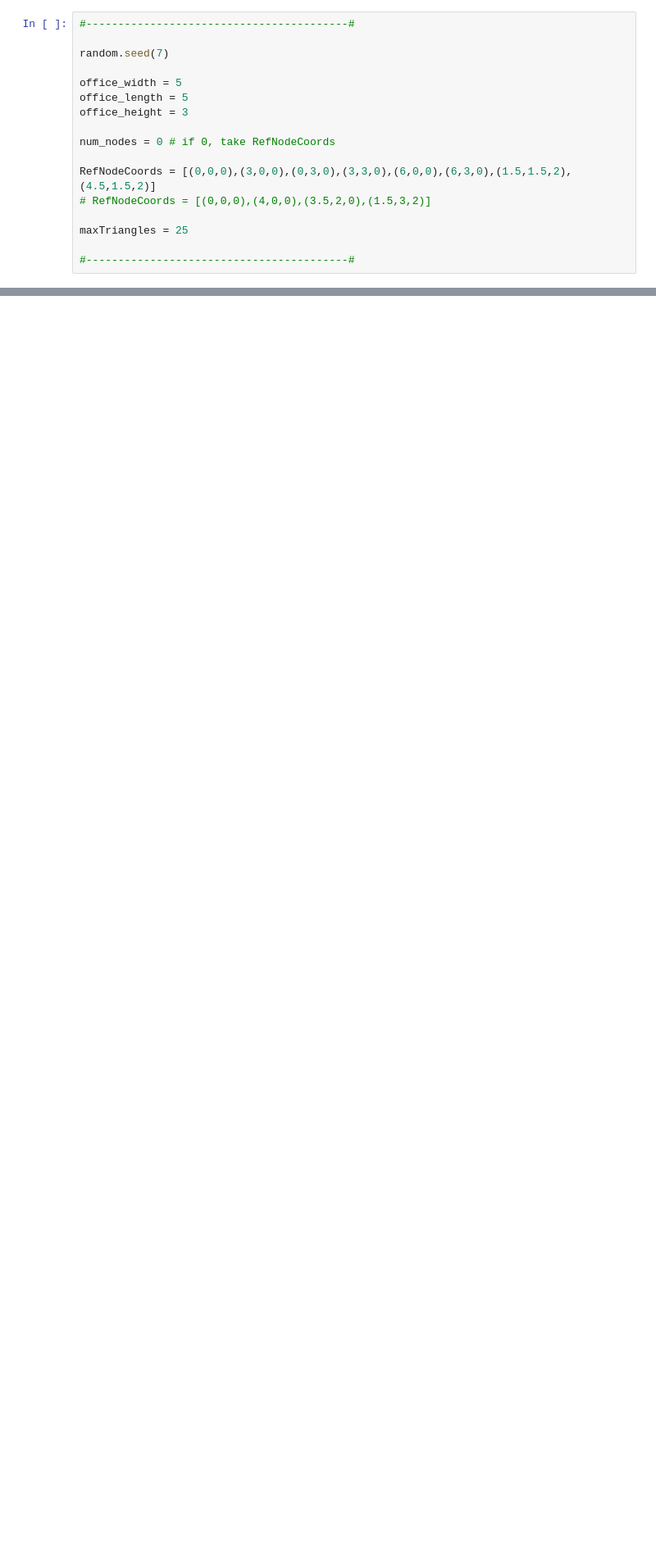
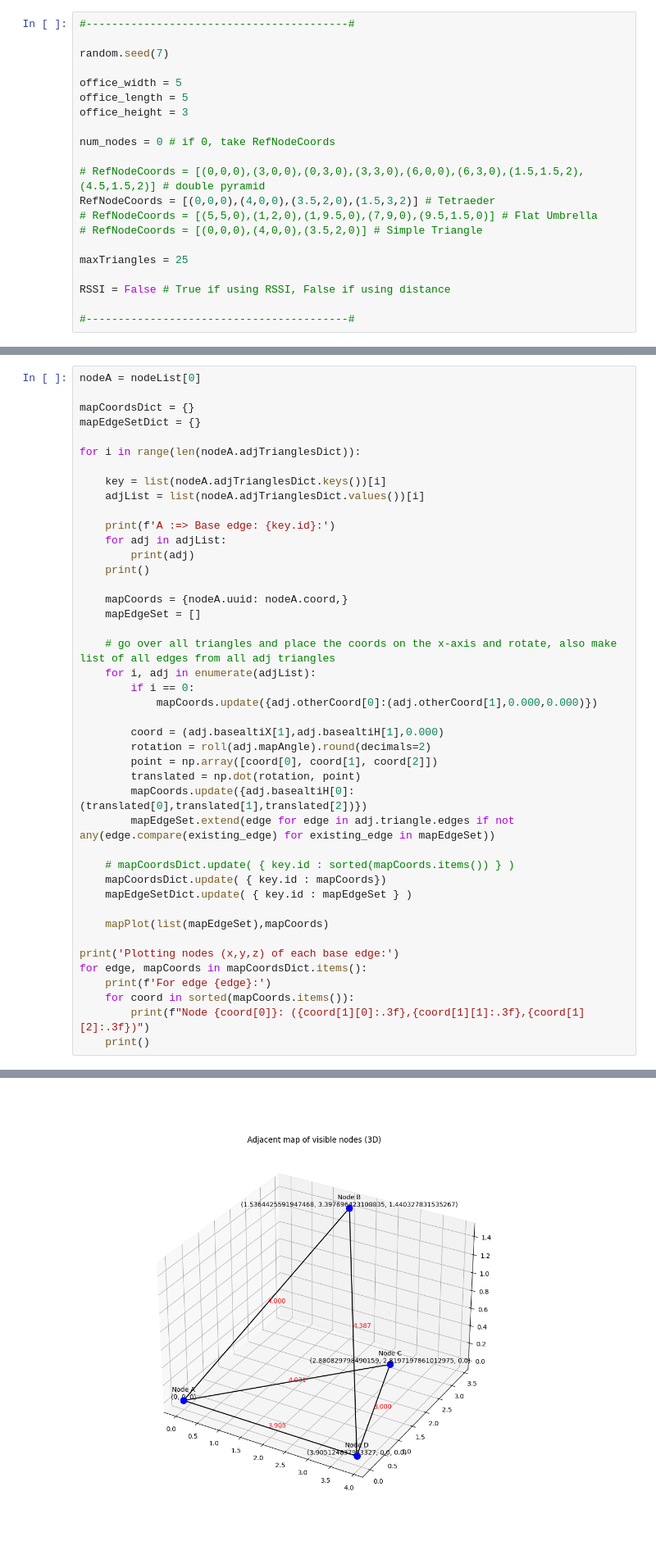
Before and after one commit to Chielvdiepen/FederatedSpatialModelling, a Jupyter notebook: TriangleAlgo-parallelism.ipynb, the cells around one changed output, grey strips where cells are left out. Shown at 82% size. Drawn from its saved outputs; the diff is of its cells as text; blank space fills up the shorter version.

```diff
--- a/TriangleAlgo-parallelism.ipynb
+++ b/TriangleAlgo-parallelism.ipynb
@@ -58,11 +75,15 @@ office_height = 3
 
 num_nodes = 0 # if 0, take RefNodeCoords
 
-RefNodeCoords = [(0,0,0),(3,0,0),(0,3,0),(3,3,0),(6,0,0),(6,3,0),(1.5,1.5,2),(4.5,1.5,2)]
-# RefNodeCoords = [(0,0,0),(4,0,0),(3.5,2,0),(1.5,3,2)]
+# RefNodeCoords = [(0,0,0),(3,0,0),(0,3,0),(3,3,0),(6,0,0),(6,3,0),(1.5,1.5,2),(4.5,1.5,2)] # double pyramid
+RefNodeCoords = [(0,0,0),(4,0,0),(3.5,2,0),(1.5,3,2)] # Tetraeder
+# RefNodeCoords = [(5,5,0),(1,2,0),(1,9.5,0),(7,9,0),(9.5,1.5,0)] # Flat Umbrella
+# RefNodeCoords = [(0,0,0),(4,0,0),(3.5,2,0)] # Simple Triangle
 
 maxTriangles = 25
 
+RSSI = False # True if using RSSI, False if using distance
+
 #-----------------------------------------#
 # %%
 # Plot the reference node network
@@ -691,0 +761,44 @@ mapPlot(list(mapEdgeSet),mapCoords)
+# %%
+nodeA = nodeList[0]
+
+mapCoordsDict = {}
+mapEdgeSetDict = {}
+
+for i in range(len(nodeA.adjTrianglesDict)):
+
+    key = list(nodeA.adjTrianglesDict.keys())[i]
+    adjList = list(nodeA.adjTrianglesDict.values())[i]
+
+    print(f'A :=> Base edge: {key.id}:')
+    for adj in adjList:
+        print(adj)
+    print()
+
+    mapCoords = {nodeA.uuid: nodeA.coord,}
+    mapEdgeSet = []
+
+    # go over all triangles and place the coords on the x-axis and rotate, also make list of all edges from all adj triangles
+    for i, adj in enumerate(adjList):
+        if i == 0:
+            mapCoords.update({adj.otherCoord[0]:(adj.otherCoord[1],0.000,0.000)})
+
+        coord = (adj.basealtiX[1],adj.basealtiH[1],0.000)
+        rotation = roll(adj.mapAngle).round(decimals=2)
+        point = np.array([coord[0], coord[1], coord[2]])
+        translated = np.dot(rotation, point)
+        mapCoords.update({adj.basealtiH[0]:(translated[0],translated[1],translated[2])})
+        mapEdgeSet.extend(edge for edge in adj.triangle.edges if not any(edge.compare(existing_edge) for existing_edge in mapEdgeSet))
+
+    # mapCoordsDict.update( { key.id : sorted(mapCoords.items()) } )
+    mapCoordsDict.update( { key.id : mapCoords})
+    mapEdgeSetDict.update( { key.id : mapEdgeSet } )
+
+    mapPlot(list(mapEdgeSet),mapCoords)
+
+print('Plotting nodes (x,y,z) of each base edge:')
+for edge, mapCoords in mapCoordsDict.items():
+    print(f'For edge {edge}:')
+    for coord in sorted(mapCoords.items()):
+        print(f"Node {coord[0]}: ({coord[1][0]:.3f},{coord[1][1]:.3f},{coord[1][2]:.3f})")
+    print()
+# %% [output]
@@ -691,0 +808 @@ mapPlot(list(mapEdgeSet),mapCoords)
+[figure, added]
```
Also changed, not shown: parts of 10 cells of this notebook.
